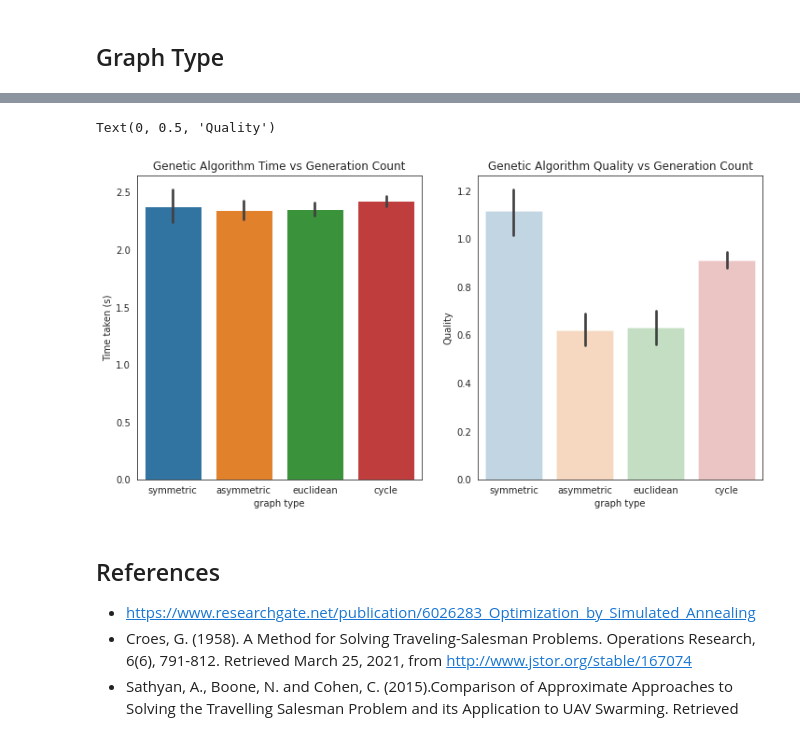
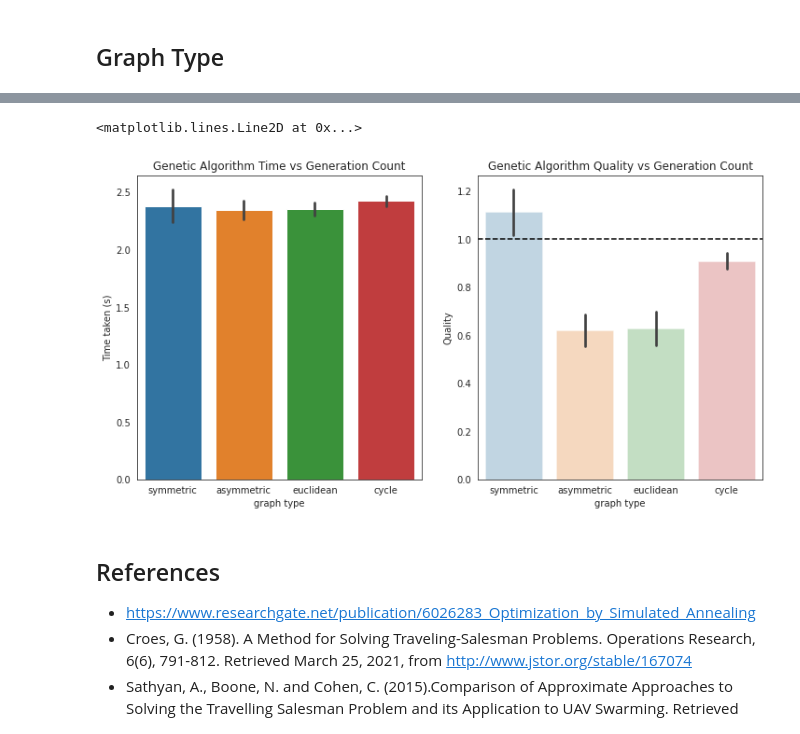
Before and after one commit to rm-green/GeneticAlgorithm, a Jupyter notebook: group9-portfolio.ipynb, the cells around one changed output, grey strips where cells are left out. Cells and saved outputs as stored; diff of their text form; code cells hidden in the pictures.

```diff
--- a/group9-portfolio.ipynb
+++ b/group9-portfolio.ipynb
@@ -1066,17 +1066,17 @@ concatenatedFrames.groupby('graph type').agg(['mean', 'std'])[['greedy time', 'g
 # %%
 #Graphs are plotted below
 fig, (time, quality) = plt.subplots(nrows = 1, ncols = 2, figsize=(12,6))
 sns.barplot(data = concatenatedFrames, x = 'graph type', y = 'genetic time', ci = 'sd',ax=time)
 sns.barplot(data = concatenatedFrames, x = 'graph type', y = 'quality', alpha = 0.3, ax=quality)
 
 time.title.set_text('Genetic Algorithm Time vs Generation Count')
 quality.title.set_text('Genetic Algorithm Quality vs Generation Count')
 time.set_ylabel('Time taken (s)')
 quality.set_ylabel('Quality')
-quality.axhline(y=1, color=black, ls='--')
+quality.axhline(y=1, color='black', ls='--')
 # %% [output]
-Text(0, 0.5, 'Quality')
+<matplotlib.lines.Line2D at 0x...>
-[figure, old version]
+[figure, new version]
 # %% [markdown]
 ## References
 
```
